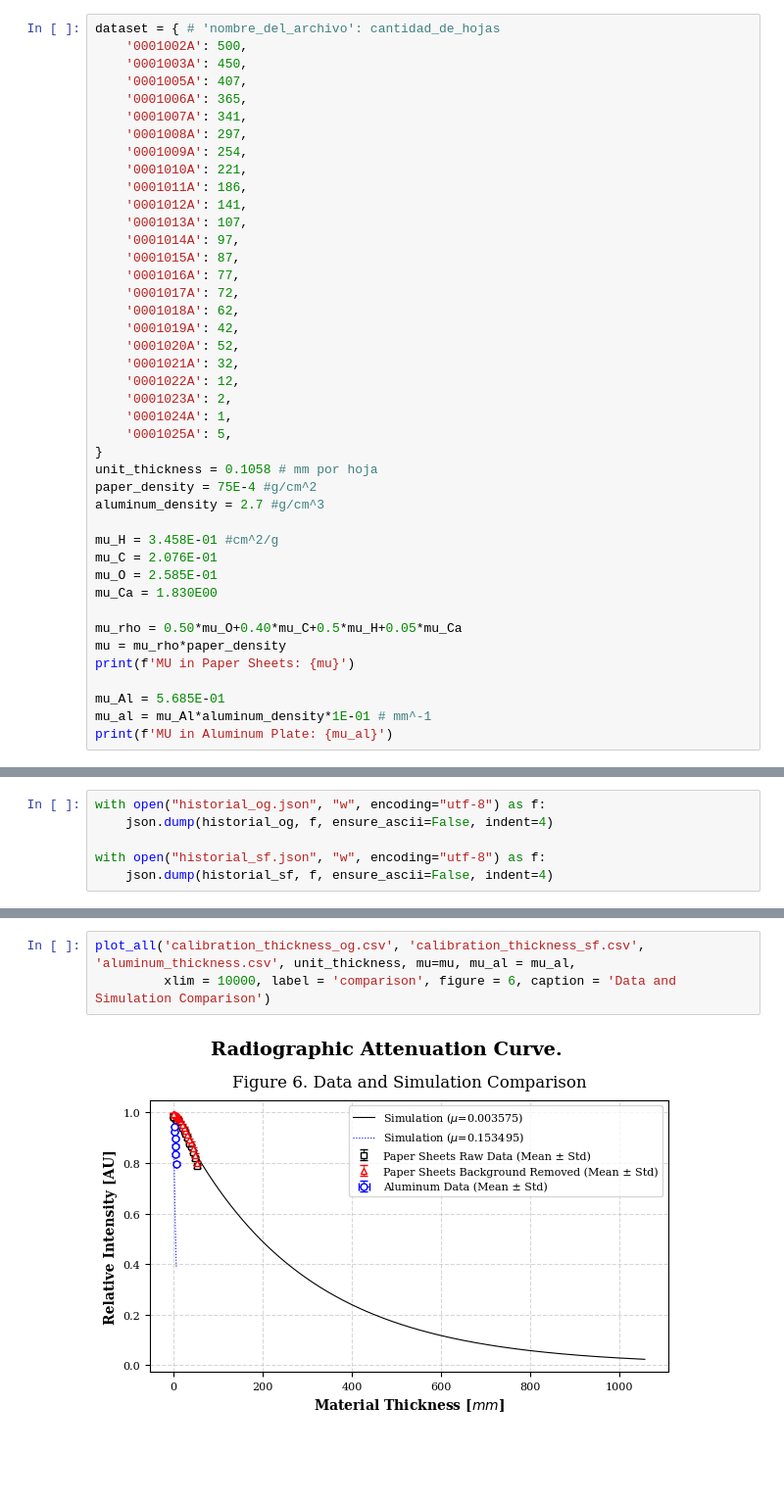
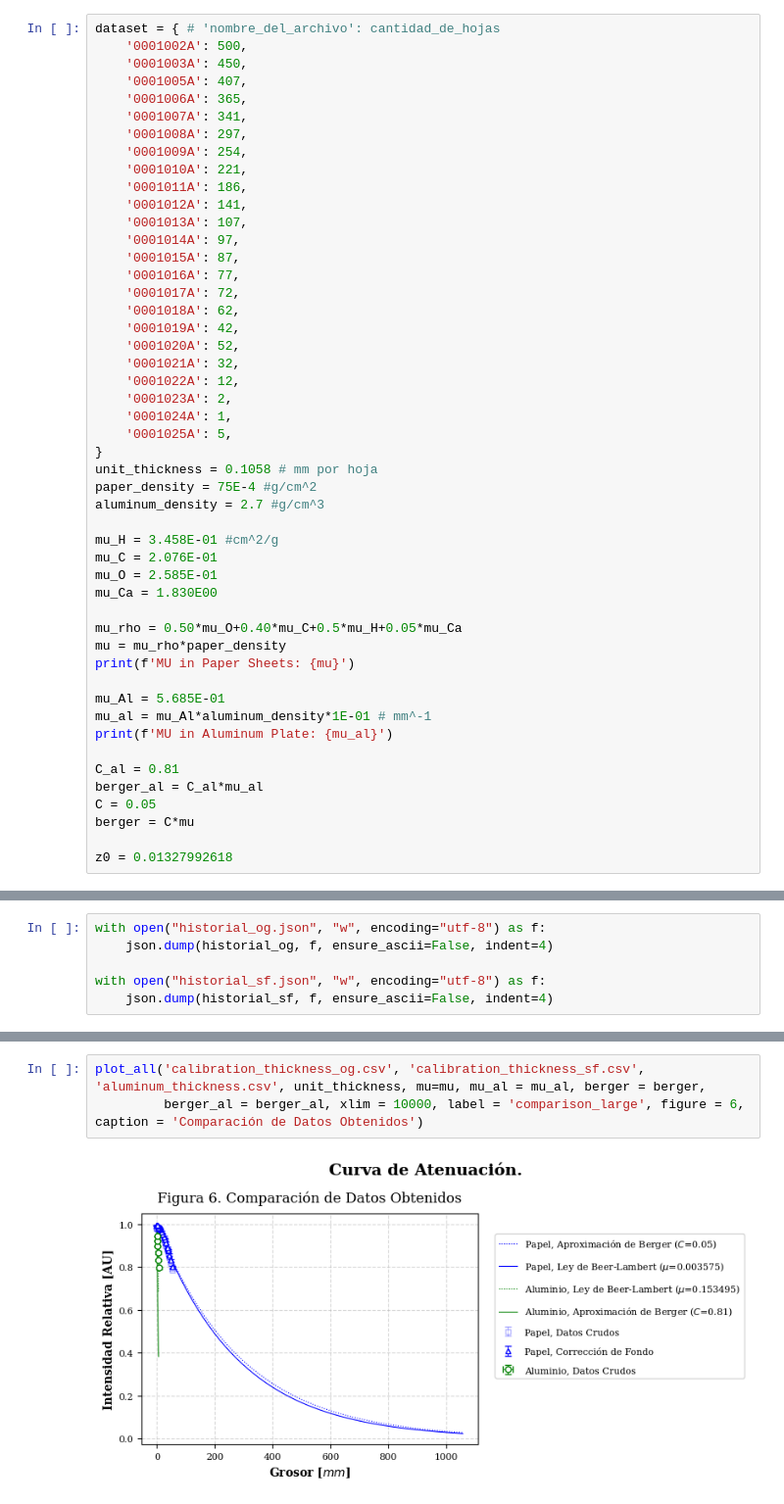
Before and after one commit to JustaPurpleWolf/Undergraduate-Physics-Methods, a Jupyter notebook: Modern Physics/Radiography/radiography_analysis.ipynb, the cells around one changed output, grey strips where cells are left out. Shown at 98% size. Saved outputs shown, nothing was run; the diff lists cells and outputs as text; blank space fills up the shorter version.

```diff
--- a/Modern Physics/Radiography/radiography_analysis.ipynb
+++ b/Modern Physics/Radiography/radiography_analysis.ipynb
@@ -63,6 +66,13 @@ print(f'MU in Paper Sheets: {mu}')
 mu_Al = 5.685E-01
 mu_al = mu_Al*aluminum_density*1E-01 # mm^-1
 print(f'MU in Aluminum Plate: {mu_al}')
+
+C_al = 0.81
+berger_al = C_al*mu_al
+C = 0.05
+berger = C*mu
+
+z0 = 0.01327992618
 # %% [output]
 MU in Paper Sheets: 0.0035751750000000003
 MU in Aluminum Plate: 0.15349500000000002
@@ -146,5 +156,5 @@ plot_all('calibration_thickness_og.csv', 'calibration_thickness_sf.csv', 'alumin
 # %%
-plot_all('calibration_thickness_og.csv', 'calibration_thickness_sf.csv', 'aluminum_thickness.csv', unit_thickness, mu=mu, mu_al = mu_al,
-         xlim = 10000, label = 'comparison', figure = 6, caption = 'Data and Simulation Comparison')
+plot_all('calibration_thickness_og.csv', 'calibration_thickness_sf.csv', 'aluminum_thickness.csv', unit_thickness, mu=mu, mu_al = mu_al, berger = berger,
+         berger_al = berger_al, xlim = 10000, label = 'comparison_large', figure = 6, caption = 'Comparación de Datos Obtenidos')
 # %% [output]
-[figure, old version]
+[figure, new version]
```
Also changed, not shown: parts of 8 cells of this notebook, 41 other files.
